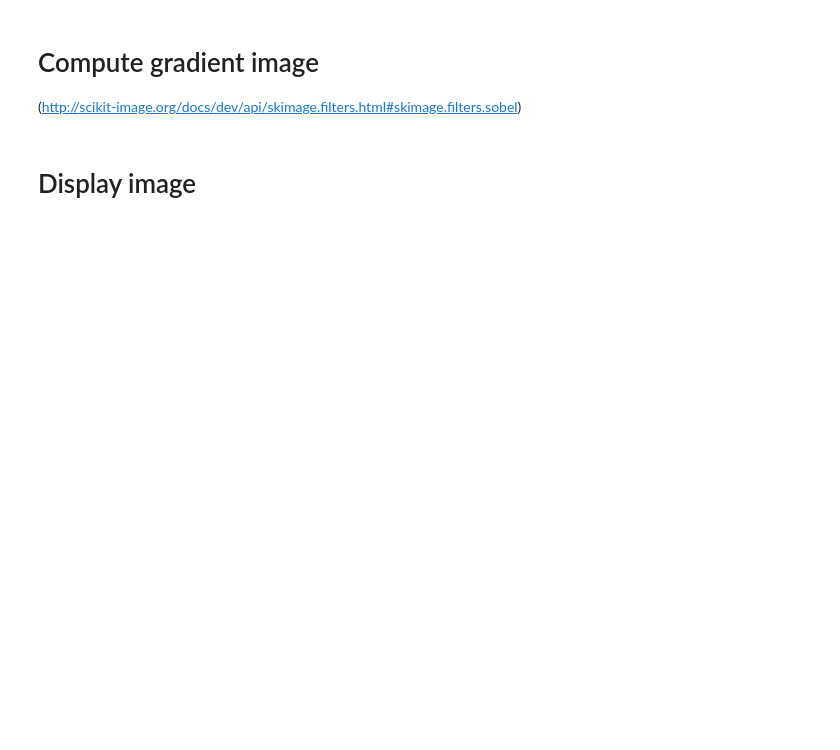
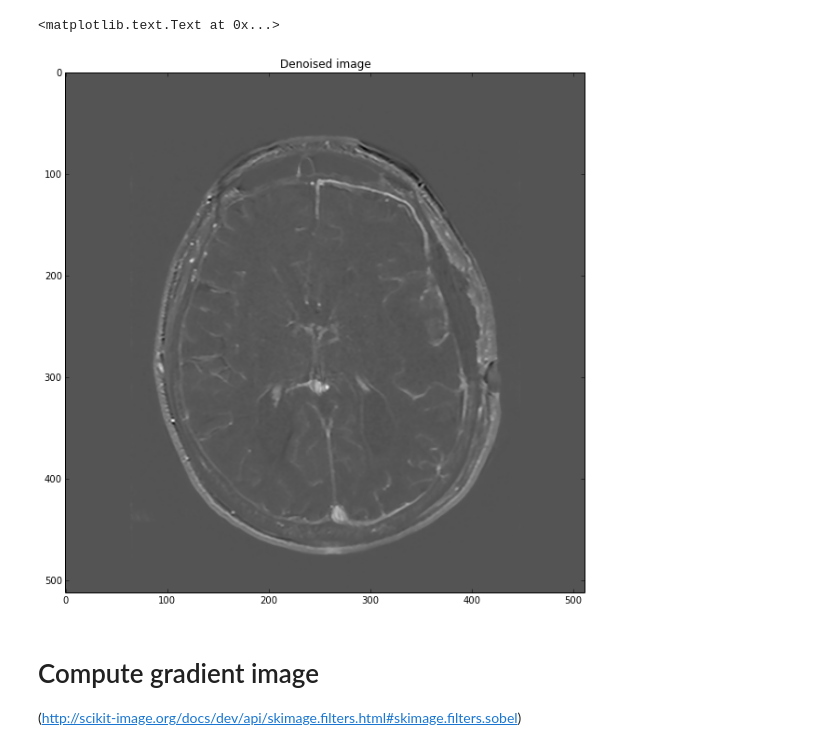
Before and after one commit to pdyban/livewire, a Jupyter notebook: notebooks/Livewire.ipynb, the cells around one changed output. Cells and saved outputs as stored; diff of their text form; code cells hidden in the pictures; blank space fills up the shorter version.

```diff
--- a/notebooks/Livewire.ipynb
+++ b/notebooks/Livewire.ipynb
@@ -38,3 +38,12 @@ print image, image[int(image.shape[0]*0.5)]
+# %%
+denoised_image = restoration.denoise_bilateral(image)
+# %%
+plt.figure(figsize=(10,10))
+plt.imshow(denoised_image)
+plt.title('Denoised image')
+# %% [output]
+<matplotlib.text.Text at 0x...>
+[figure, added]
 # %% [markdown]
 # Compute gradient image
 (http://scikit-image.org/docs/dev/api/skimage.filters.html#skimage.filters.sobel)
@@ -45,2 +51,0 @@ edges = filters.sobel(image)*1000
-# %% [markdown]
-# Display image
```
Also changed, not shown: parts of 26 cells of this notebook, 1 other file.
